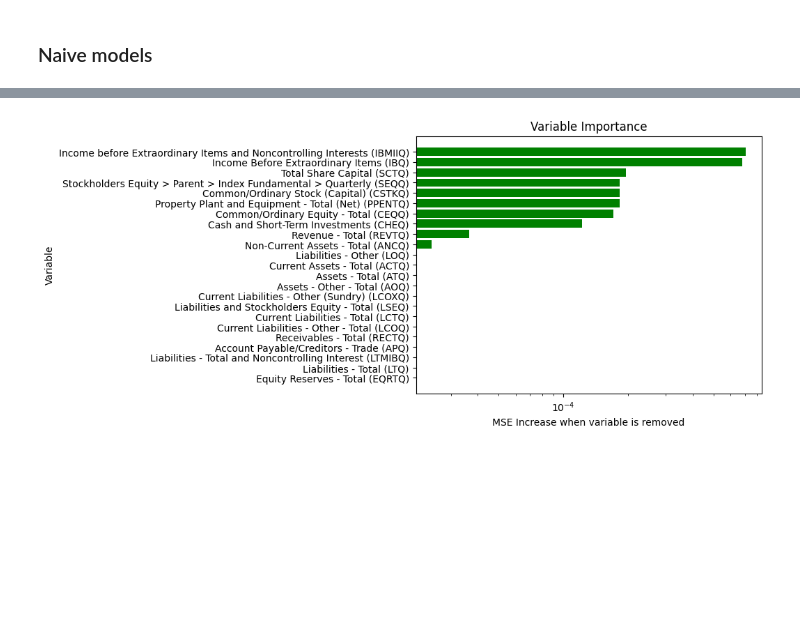
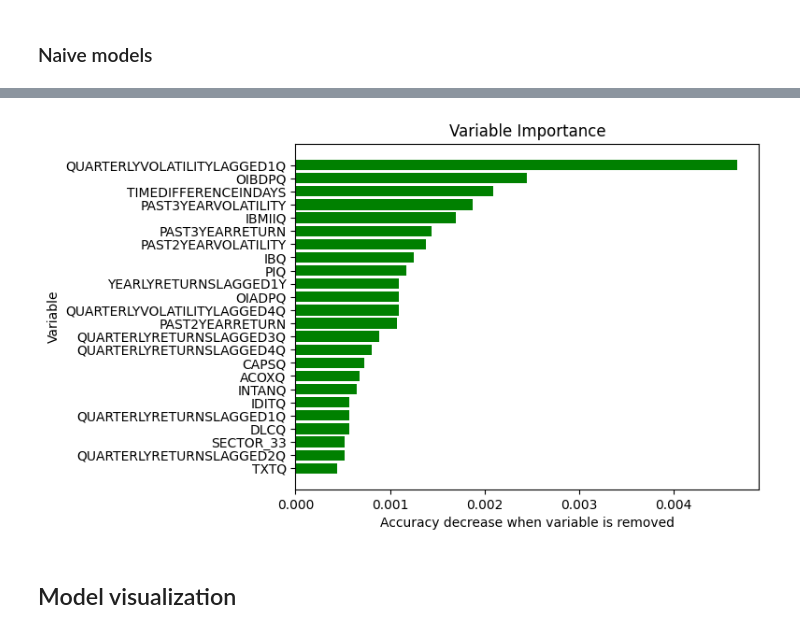
Before and after one commit to rrobberobin/MLStockForecasting, a Jupyter notebook: RobinThesisTensorflow.ipynb, the cells around one changed output, grey strips where cells are left out. Saved outputs shown, nothing was run; the diff lists cells and outputs as text; code cells hidden in the pictures; blank space fills up the shorter version.

Commit message:
Directional accuracy implemented (Custom class)

```diff
--- a/RobinThesisTensorflow.ipynb
+++ b/RobinThesisTensorflow.ipynb
@@ -28,4 +30,6 @@ np.set_printoptions(precision=5, suppress=True)
 pd.set_option("display.precision", 2)
 # %% [markdown]
 ## Import Data <a class="anchor" id="first-bullet"></a>
+# %%
+largeSample = False
 # %%
@@ -1293,21 +1407,27 @@ formattedMSEMatrix
 # %%
 #MSEMatrix
 
-kerasModelResults = finalResults.dropna(subset = ["ModelPointer"])
+kerasModelResults = formattedMSEMatrix.dropna(subset = ["ModelPointer"])
 kerasModelResults = kerasModelResults.reset_index()
-index = kerasModelResults['loss'].idxmin()
 #bestParams = finalResults.iloc[index][:-3]
 #bestModel = finalResults(*bestParams)[1]
 #bestParams = finalResults[finalResults['MSE']==finalResults['MSE'].min()]
 
+if classification:
+    index = kerasModelResults['accuracy'].idxmax()
+else:
+    index = kerasModelResults['mean_absolute_error'].idxmin()
+
+
 for i in range(5):
-    bModel = kerasModelResults.iloc[i+1]["ModelPointer"]
-    modelPath = "Results//2Class//BestKerasModel" + str(i + 1)
+    bModel = kerasModelResults.iloc[i]["ModelPointer"]
+    modelPath = f"Results/{target}/{dataSample}/BestKerasModel" + str(i + 1)
     bModel.save(modelPath)
 
 
-OLSModel = kerasModelResults[kerasModelResults["Model type"] == "StandardLinear"]["ModelPointer"][0]
-modelPath = "Results//2Class//KerasLinearModel"
+OLSModel = kerasModelResults[kerasModelResults["Model type"] == "StandardLinear"]["ModelPointer"].iloc[0]
+
+modelPath = f"Results/{target}/{dataSample}/KerasLinearModel"
 OLSModel.save(modelPath)
 
 
@@ -1568,42 +1700,58 @@ variableDescriptions["ShortDescr"]
 # %%
 VarImpMean = VarImpResults.mean(axis=0)
-VarImpMeanSorted = VarImpMean.sort_values(ascending=False)
 
-VarImpMeanSorted = VarImpMeanSorted - VarImpMean["AllVariables"]
+if classification:
+    VarImpMeanSorted = VarImpMean.sort_values(ascending=True)
+    VarImpMeanSorted = VarImpMean["AllVariables"] - VarImpMeanSorted
 
-VarImpMeanSorted = VarImpMeanSorted.rename("MSE Increase")
+else:
+    VarImpMeanSorted = VarImpMean.sort_values(ascending=False)
+    VarImpMeanSorted = VarImpMeanSorted - VarImpMean["AllVariables"]
+
+
+VarImpMeanSorted = VarImpMeanSorted.rename("Error Increase")
 VarImpMeanSorted.index = VarImpMeanSorted.index.str.upper()
 
-VarImpMeanSorted = pd.merge(
-    VarImpMeanSorted, variableDescriptions, left_index=True, right_on="Variable Name")
+# VarImpMeanSorted = pd.merge(
+#     VarImpMeanSorted, variableDescriptions, how="left",
+#     left_index=True, right_on="Variable Name")
 
-pd.DataFrame.to_html(VarImpMeanSorted, "Results/VariableImportance8.html", index=False)
+VarImpMeanSorted = pd.DataFrame(VarImpMeanSorted)
+
+pd.DataFrame.to_html(VarImpMeanSorted, f"Results/{target}/{dataSample}/VariableImportance.html", index=False)
+pd.DataFrame.to_csv(VarImpMeanSorted, f"Results/{target}/{dataSample}/VariableImportance.csv", index=False)
 
 VarImpMeanBest = VarImpMeanSorted[1:25]
 # VarImpMeanScaled = VarImpMeanBest - VarImpMeanBest.mean()
 
 import matplotlib.pyplot as plt
 
 plt.barh(
-    #VarImpMeanBest["Variable Name"], VarImpMeanBest["MSE Increase"], log=True, color="green")  # , height = 0.4)#, width, bottom=VarImpMean.min(), align)
-    VarImpMeanBest["ShortDescr"], VarImpMeanBest["MSE Increase"], log=True, color="green")  # , height = 0.4)#, width, bottom=VarImpMean.min(), align)
+    VarImpMeanBest.index, VarImpMeanBest["Error Increase"], log=False, color="green")  # , height = 0.4)#, width, bottom=VarImpMean.min(), align)
+    #VarImpMeanBest["Variable Name"], VarImpMeanBest["Error Increase"], log=True, color="green")  # , height = 0.4)#, width, bottom=VarImpMean.min(), align)
+    #VarImpMeanBest["ShortDescr"], VarImpMeanBest["Error Increase"], log=True, color="green")  # , height = 0.4)#, width, bottom=VarImpMean.min(), align)
 
 plt.gca().invert_yaxis()  # labels read top-to-bottom
 
 
 plt.title("Variable Importance")
 plt.ylabel("Variable")
-plt.xlabel("MSE Increase when variable is removed")
+
+if classification:
+    plt.xlabel("Accuracy decrease when variable is removed")
+else:
+    plt.xlabel("Error increase when variable is removed")
 # plt.legend(['train', 'test'], loc='upper left')
 
 
 from datetime import datetime
 now = datetime.now().strftime("%d-%m-%Y_%H%M")
-variableImportancePath = "Results/VariableImportance_" + str(now) + ".png"
+#variableImportancePath = f"Results/{target}/VariableImportance_" + str(now) + ".png"
+variableImportancePath = f"Results/{target}/{dataSample}/VariableImportance" + ".png"
 
 plt.savefig(variableImportancePath)
 # from matplotlib.ticker import ScalarFormatter
 # plt.gca().xaxis.set_major_formatter(ScalarFormatter())
 plt.show()
 # %% [output]
-[figure, old version]
+[figure, new version]
@@ -1609,0 +1760,2 @@ plt.show()
+# %% [markdown]
+## Model visualization
```
Also changed, not shown: parts of 73 cells of this notebook.
